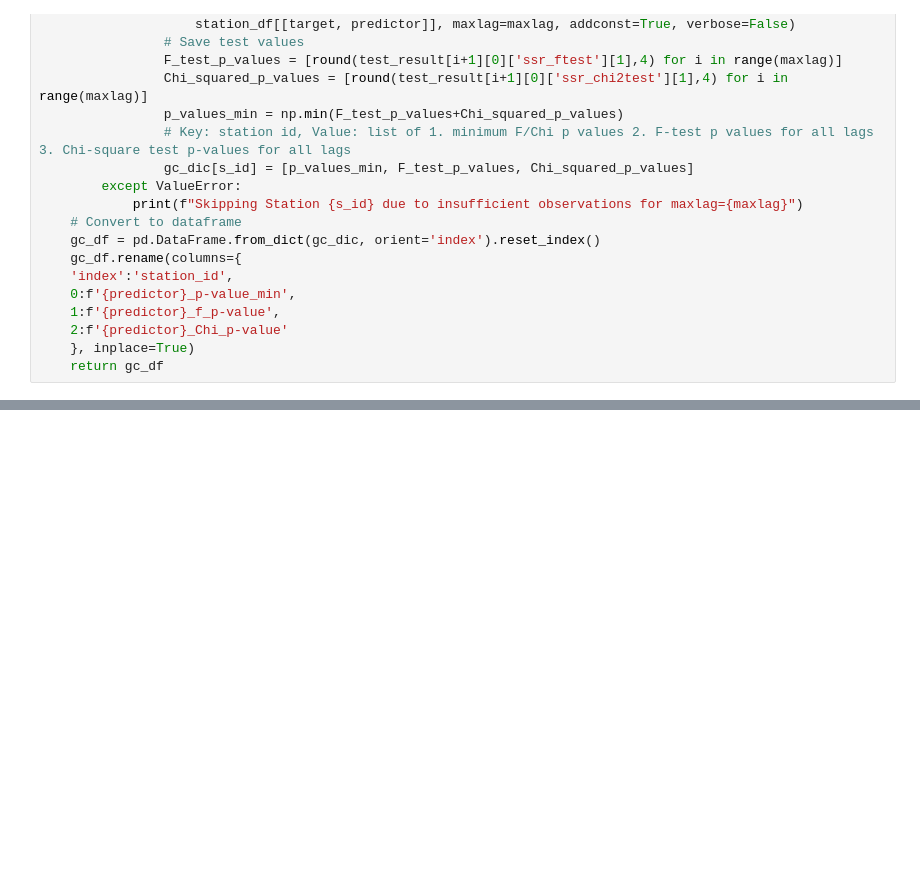
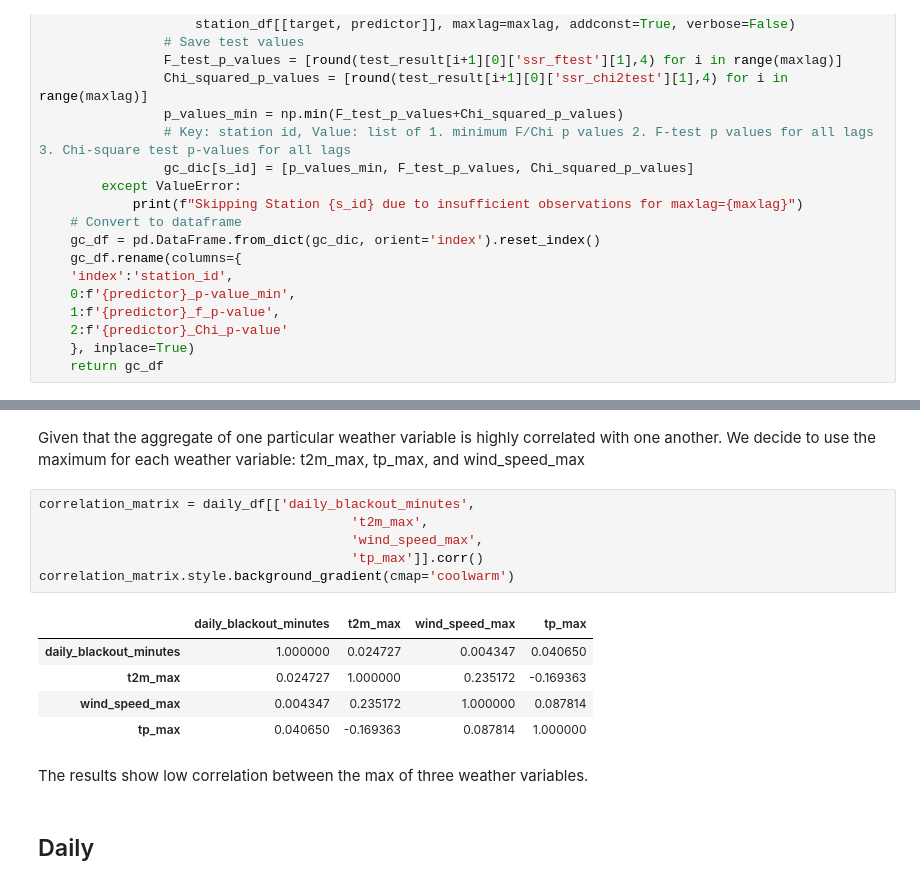
Before and after one commit to jesuslovesyiyi/Resilient_energy_network, a Jupyter notebook: data_preparation/current/05_model.ipynb, the cells around one changed output, grey strips where cells are left out. Cells and saved outputs as stored; diff of their text form; blank space fills up the shorter version.

```diff
--- a/data_preparation/current/05_model.ipynb
+++ b/data_preparation/current/05_model.ipynb
@@ -228,0 +262,18 @@ Skipping Station 166 due to insufficient observations for maxlag=7
+# %% [markdown]
+Given that the aggregate of one particular weather variable is highly correlated with one another. We decide to use the maximum for each weather variable: t2m_max, tp_max, and wind_speed_max
+# %%
+correlation_matrix = daily_df[['daily_blackout_minutes',
+                                        't2m_max',
+                                        'wind_speed_max',
+                                        'tp_max']].corr()
+correlation_matrix.style.background_gradient(cmap='coolwarm')
+# %% [output]
+|  | daily_blackout_minutes | t2m_max | wind_speed_max | tp_max |
+| daily_blackout_minutes | 1.000000 | 0.024727 | 0.004347 | 0.040650 |
+| t2m_max | 0.024727 | 1.000000 | 0.235172 | -0.169363 |
+| wind_speed_max | 0.004347 | 0.235172 | 1.000000 | 0.087814 |
+| tp_max | 0.040650 | -0.169363 | 0.087814 | 1.000000 |
+# %% [markdown]
+The results show low correlation between the max of three weather variables.
+# %% [markdown]
+## Daily
```
Also changed, not shown: parts of 8 cells of this notebook.
